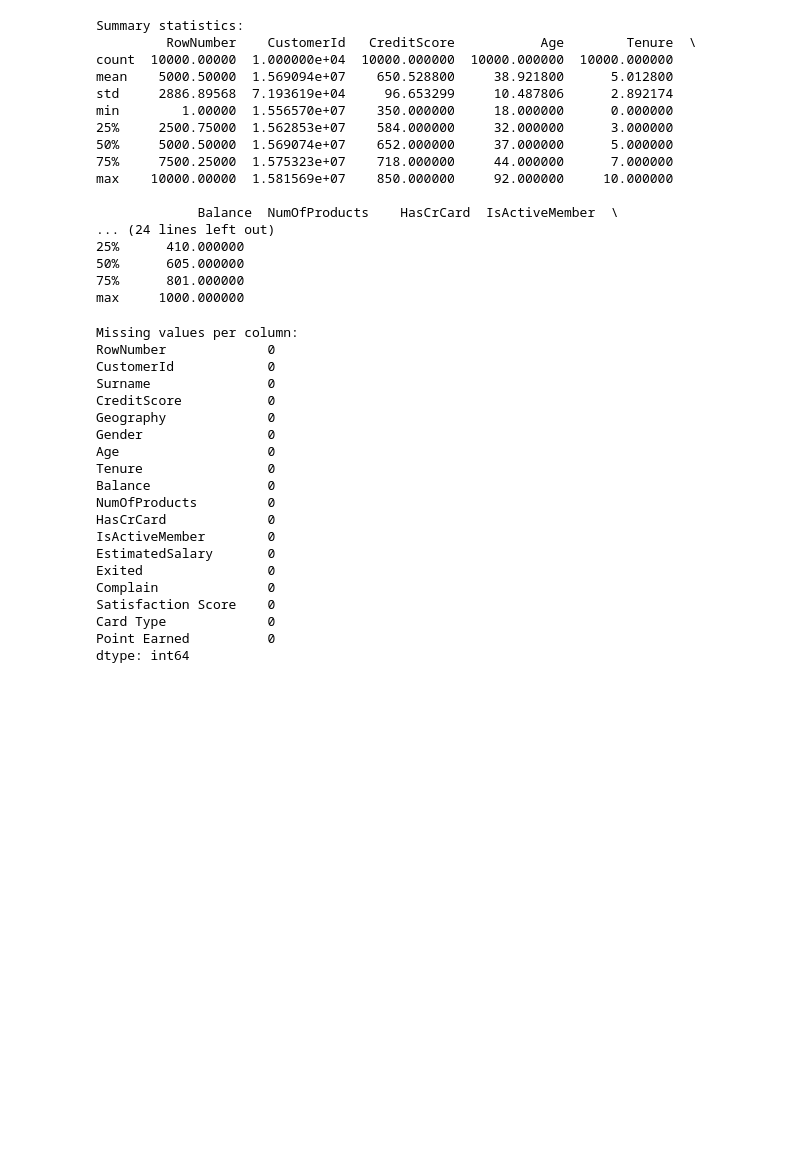
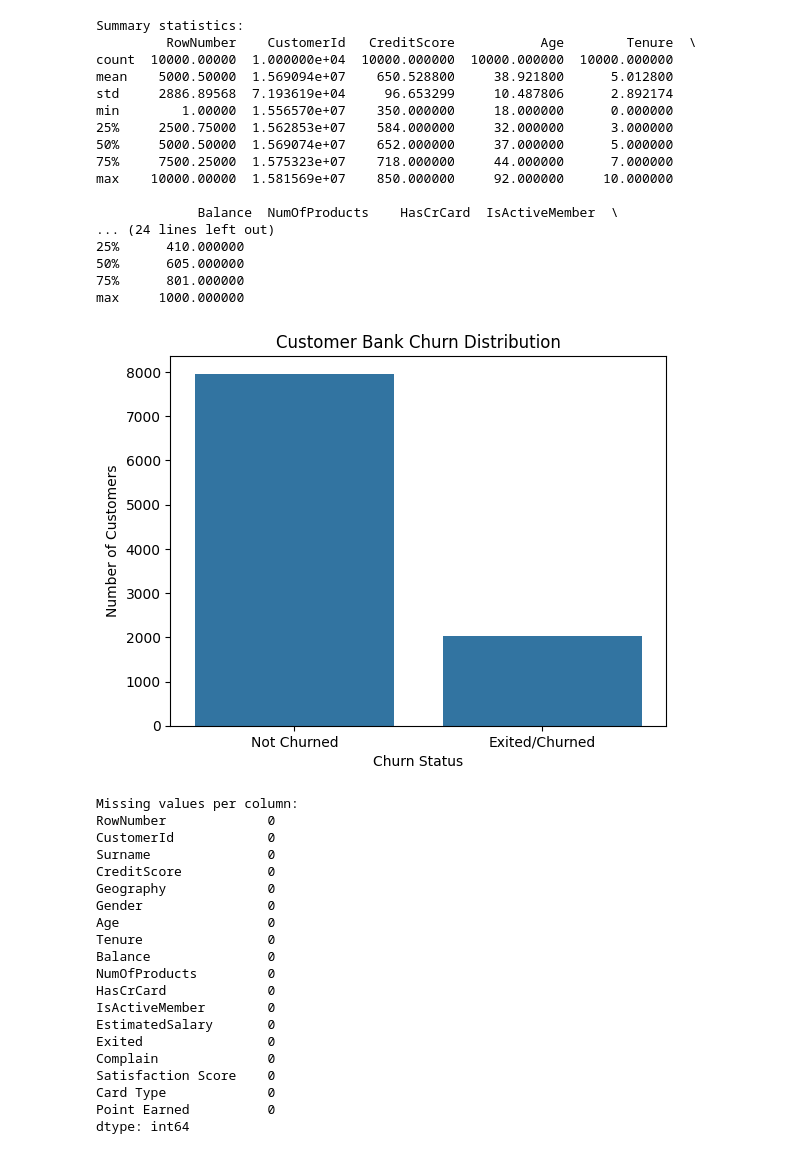
Before and after one commit to 21208737/STADIOEquities, a Jupyter notebook: experimental-setup/notebooks/01_Preprocessing.ipynb, the cells around one changed output. Cells and saved outputs as stored; diff of their text form; code cells hidden in the pictures; blank space fills up the shorter version.

Commit message:
Created using Colab. Added a bar graph to help with visualisation of the Customer Bank Churn distribution.

```diff
--- a/experimental-setup/notebooks/01_Preprocessing.ipynb
+++ b/experimental-setup/notebooks/01_Preprocessing.ipynb
@@ -71,6 +69,15 @@ max    10000.00000  1.581569e+07    850.000000     92.000000     10.000000
 50%      605.000000
 75%      801.000000
 max     1000.000000
+# %%
+sns.countplot(x="Exited", data=df)
+plt.title("Customer Bank Churn Distribution")
+plt.xticks([0,1], ["Not Churned", "Exited/Churned"])
+plt.xlabel("Churn Status")
+plt.ylabel("Number of Customers")
+plt.show()
+# %% [output]
+[figure, added]
 # %%
 print("\nMissing values per column:")
 print(df.isnull().sum())
```
Also changed, not shown: parts of 1 cell of this notebook.
